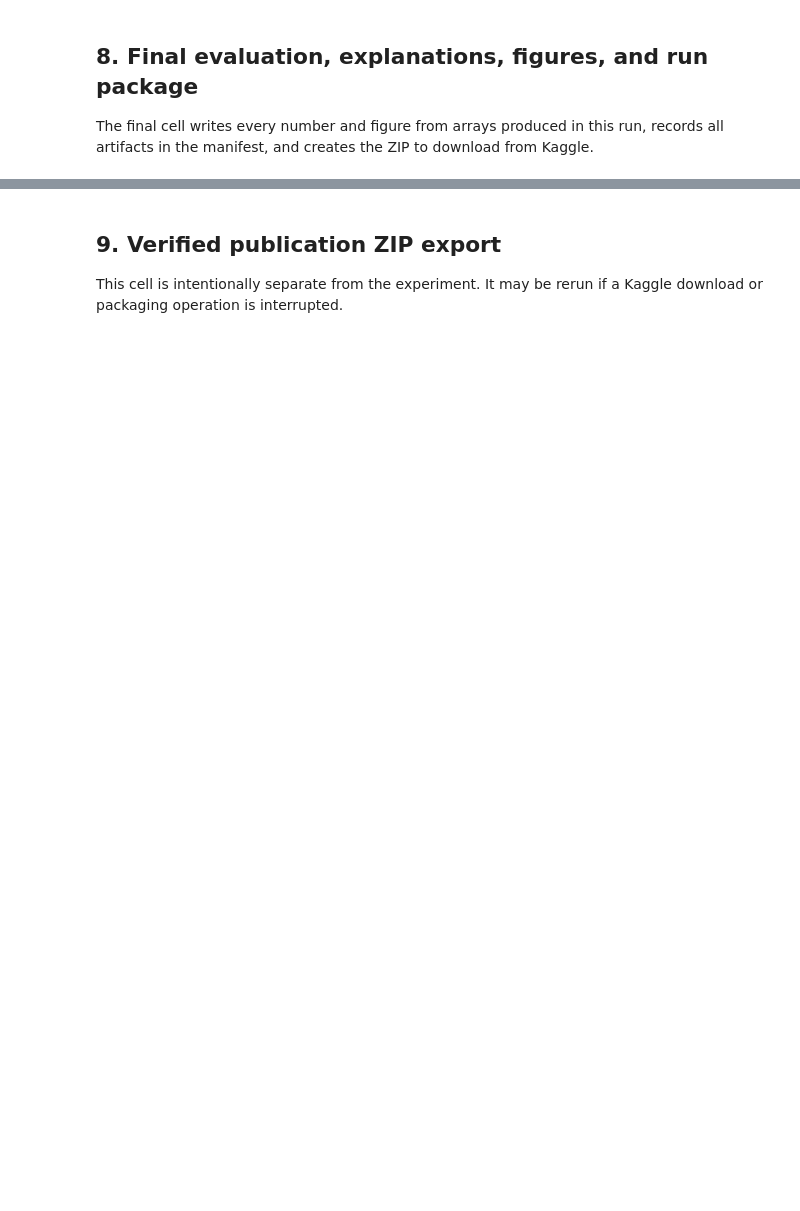
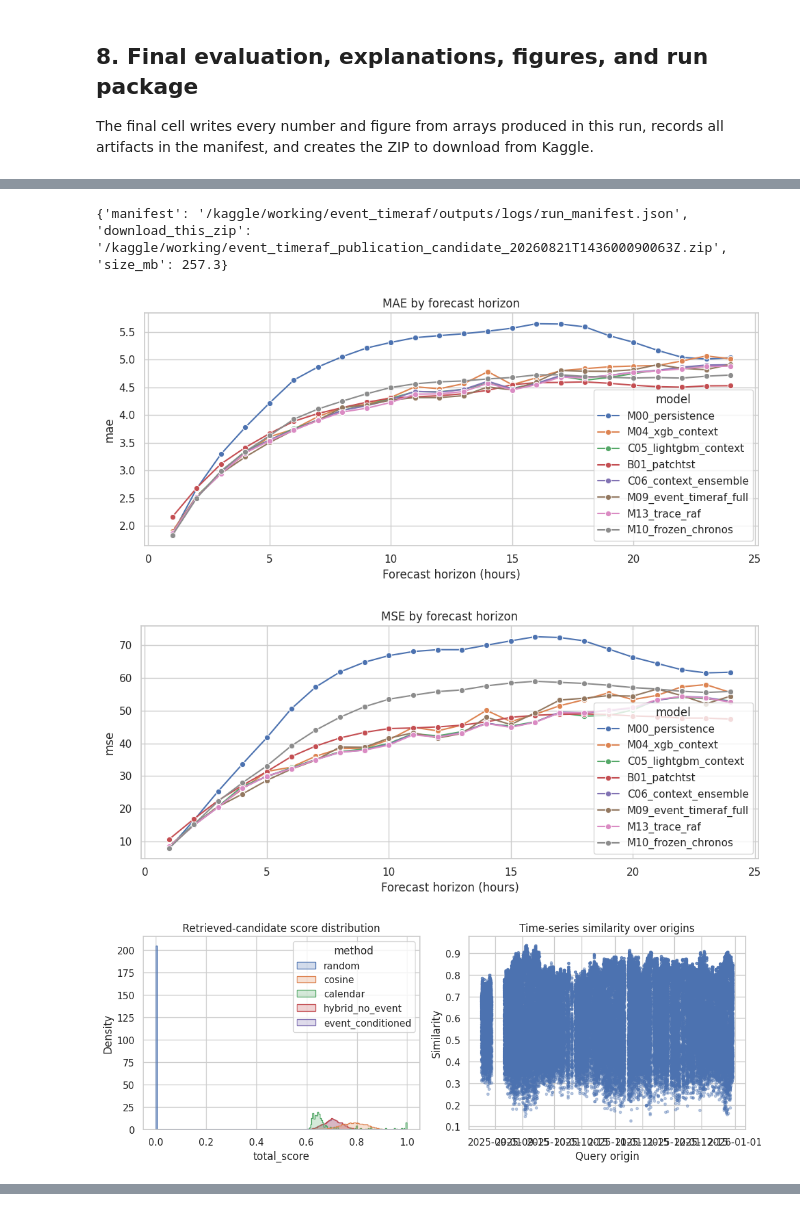
Before and after one commit to shasabbir/trace-raf, a Jupyter notebook: notebooks/01_event_timeraf_kaggle_pipeline.ipynb, the cells around one changed output, grey strips where cells are left out. Cells and saved outputs as stored; diff of their text form; code cells hidden in the pictures; blank space fills up the shorter version.

```diff
--- a/notebooks/01_event_timeraf_kaggle_pipeline.ipynb
+++ b/notebooks/01_event_timeraf_kaggle_pipeline.ipynb
@@ -1484,7 +1622,6 @@ if RUN_TSF_MODEL:
     tsfm_predictions_path = cfg.paths.outputs / 'predictions' / 'tsfm_predictions.npz'
     np.savez_compressed(
         tsfm_predictions_path, validation_mean=tsfm_validation,
-        test_actual=test.y,
         validation_quantiles=tsfm_val_quantiles,
         test_mean=tsfm_test, test_quantiles=tsfm_test_quantiles,
         fused_test_mean=predictions['M11_chronos_event_retrieval'],
@@ -1610,7 +1749,7 @@ validation_predictions_path = cfg.paths.outputs / 'predictions' / 'validation_pr
 np.savez_compressed(
     validation_predictions_path,
     actual=validation.y,
-    origin_time_utc=np.asarray(validation.metadata['origin_time'].astype(str), dtype=str),
+    origin_time_utc=validation.metadata['origin_time'].astype(str).to_numpy(),
     **{name: values for name, values in validation_predictions.items() if name in predictions},
 )
 validation_origin_time = pd.to_datetime(validation.metadata['origin_time'], utc=True)
@@ -2079,8 +2218,44 @@ manifest = write_run_manifest(
     },
 )
 
+package_path = Path('/kaggle/working') / f'event_timeraf_publication_candidate_{RUN_ID}.zip'
+if not Path('/kaggle/working').exists():
+    package_path = PROJECT_ROOT / f'event_timeraf_publication_candidate_{RUN_ID}.zip'
+with zipfile.ZipFile(package_path, 'w', zipfile.ZIP_DEFLATED, compresslevel=6) as bundle:
+    package_root = PurePosixPath(f'event_timeraf_{RUN_ID}')
+    for directory in ('configs', 'src', 'tests', 'notebooks'):
+        for path in (PROJECT_ROOT / directory).rglob('*'):
+            if path.is_file() and '__pycache__' not in path.parts:
+                bundle.write(path, (package_root / path.relative_to(PROJECT_ROOT).as_posix()).as_posix())
+    for data_directory in (cfg.paths.processed, cfg.paths.knowledge_base):
+        for path in data_directory.rglob('*'):
+            if path.is_file():
+                bundle.write(path, (package_root / path.relative_to(PROJECT_ROOT).as_posix()).as_posix())
+    for path in cfg.paths.outputs.rglob('*'):
+        if path.is_file():
+            relative = PurePosixPath('outputs') / path.relative_to(cfg.paths.outputs).as_posix()
+            bundle.write(path, (package_root / relative).as_posix())
+    for name in (
+        'README.md', 'requirements.txt', 'requirements-optional.txt',
+        'requirements-publication-lock.txt',
+    ):
+        path = PROJECT_ROOT / name
+        if path.exists():
+            bundle.write(path, (package_root / name).as_posix())
+with zipfile.ZipFile(package_path) as bundle:
+    package_names = set(bundle.namelist())
+    if any('\\' in name for name in package_names):
+        raise AssertionError('Backslash path found in final ZIP')
+    missing_artifacts = [
+        relative for relative in manifest['artifacts']
+        if not Path(relative).is_absolute()
+        and (package_root / PurePosixPath(relative)).as_posix() not in package_names
+    ]
+    if missing_artifacts:
+        raise AssertionError(f'Manifest artifacts missing from final ZIP: {missing_artifacts}')
 display(metrics.loc[(metrics['horizon'].astype(str) == 'overall') &
                     (metrics['subset'] == 'all')].sort_values('mse'))
 print({'manifest': str(cfg.paths.outputs / 'logs' / 'run_manifest.json'),
-       'run_id': RUN_ID,
-       'next_step': 'Run the export cell below.'})
+       'download_this_zip': str(package_path),
+       'size_mb': round(package_path.stat().st_size / 1_000_000, 1)})
+# %% [output]
@@ -2086,0 +2279,4 @@ print({'manifest': str(cfg.paths.outputs / 'logs' / 'run_manifest.json'),
+{'manifest': '/kaggle/working/event_timeraf/outputs/logs/run_manifest.json', 'download_this_zip': '/kaggle/working/event_timeraf_publication_candidate_20260821T143600090063Z.zip', 'size_mb': 257.3}
+[figure, added]
+[figure, added]
+[figure, added]
@@ -2087,4 +2285,0 @@ print({'manifest': str(cfg.paths.outputs / 'logs' / 'run_manifest.json'),
-# %% [markdown]
-## 9. Verified publication ZIP export
-
-This cell is intentionally separate from the experiment. It may be rerun if a Kaggle download or packaging operation is interrupted.
```
Also changed, not shown: parts of 10 cells of this notebook, 2 other files.
